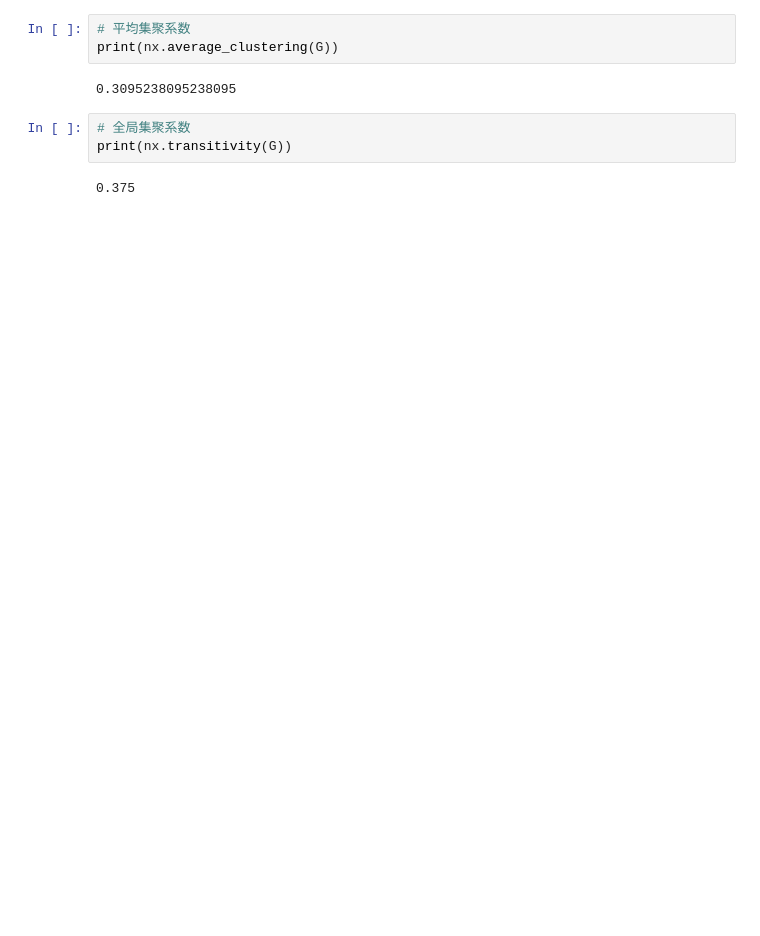
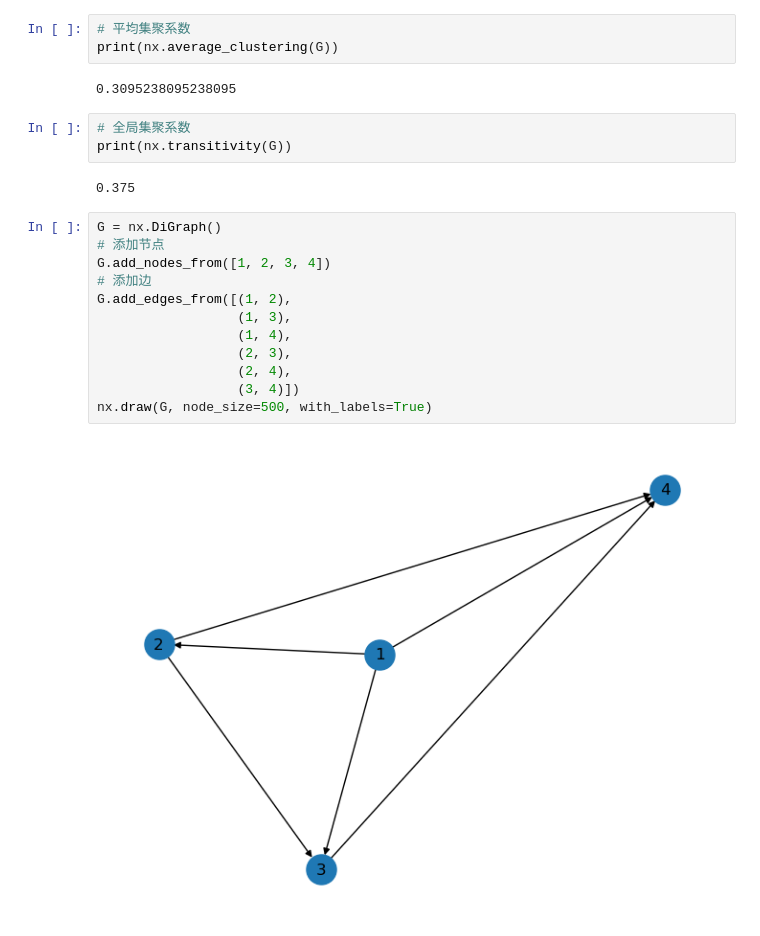
Before and after one commit to FFex-Fan/all_my_code, a Jupyter notebook: tutoral/complex_network/第一讲 图论基础/图论基础.ipynb, the cells around one changed output. Drawn from its saved outputs; the diff is of its cells as text; blank space fills up the shorter version.

```diff
--- a/tutoral/complex_network/第一讲 图论基础/图论基础.ipynb
+++ b/tutoral/complex_network/第一讲 图论基础/图论基础.ipynb
@@ -254,3 +254,17 @@ print(nx.average_clustering(G))
 print(nx.transitivity(G))
 # %% [output]
 0.375
+# %%
+G = nx.DiGraph()
+# 添加节点
+G.add_nodes_from([1, 2, 3, 4])
+# 添加边
+G.add_edges_from([(1, 2),
+                  (1, 3),
+                  (1, 4),
+                  (2, 3),
+                  (2, 4),
+                  (3, 4)])
+nx.draw(G, node_size=500, with_labels=True)
+# %% [output]
+[figure, added]
```
Also changed, not shown: parts of 11 cells of this notebook, 2 other files.
